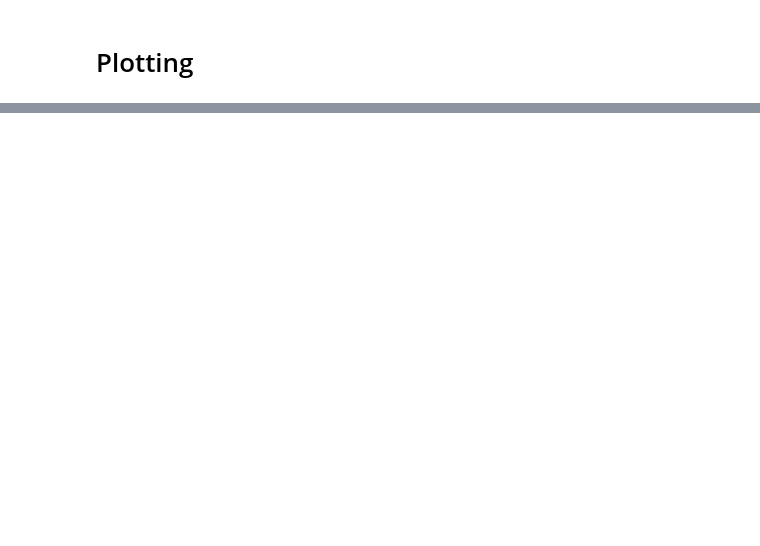
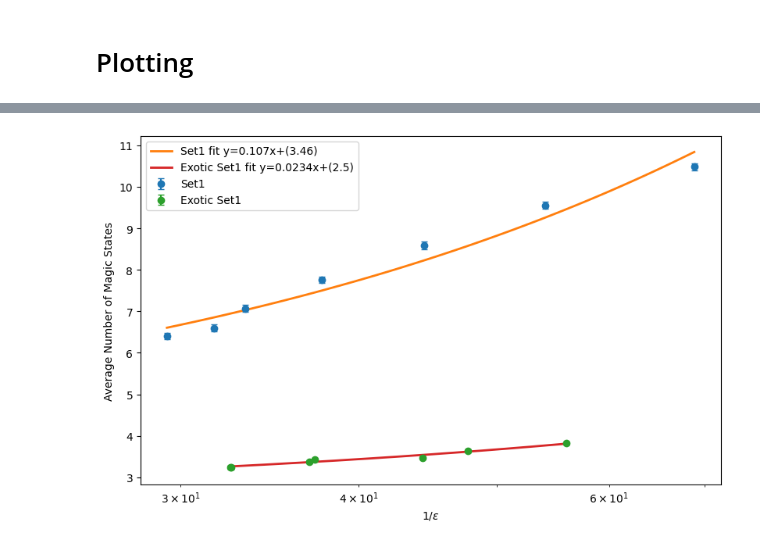
Before and after one commit to Sal7ySalt/Smallest-MSD-Protocol, a Jupyter notebook: gate_synthesis/algorithm.ipynb, the cells around one changed output, grey strips where cells are left out. Cells and saved outputs as stored; diff of their text form; code cells hidden in the pictures; blank space fills up the shorter version.

```diff
--- a/gate_synthesis/algorithm.ipynb
+++ b/gate_synthesis/algorithm.ipynb
@@ -354,0 +545,86 @@ plt.show()
+# %%
+# Plotting db1 and exotic_db1, y-axis is average number of magic states
+epsilon_list = [0.050, 0.045, 0.040, 0.035, 0.030, 0.025, 0.02]
+num_random_rotations = 500
+db_list = [db1, exotic_db1]
+nn_list = [nn1, exotic_nn1]
+labels = ["Set1", "Exotic Set1"]
+
+plt.figure(figsize=(8, 5))
+for i, db in enumerate(db_list):
+    x_axis = []
+    y_axis = []
+    y_unc = []
+    if (i == 0):
+        for epsilon in epsilon_list:
+            x_list = []
+            magic_count_list = []
+            for j in range(num_random_rotations):
+                random_matrix, random_vector = random_rotations()
+
+                #x_db, lowest_magic_count = lowest_cost_neighbor_exotic(db, nn_list[i], random_matrix, random_vector, epsilon)
+                graph_dist, lowest_magic_count = lowest_cost_neighbor_exotic(db, nn_list[i], random_matrix, random_vector, epsilon)
+                if (graph_dist == 0 and lowest_magic_count == 0):
+                    raise ValueError(f"Gate sequencing algorithm doensn't provide a unitary that is equal or closer to {epsilon}")
+
+                #x_list.append(x_db)
+                x_list.append(graph_dist)
+                magic_count_list.append(lowest_magic_count)
+
+            estimated_mean_x = np.asarray(x_list).mean()
+            estimated_mean_magic_count = np.asarray(magic_count_list).mean()
+
+            running_sum = 0
+            for l in range(num_random_rotations):
+                running_sum += (magic_count_list[l] - estimated_mean_magic_count)**2
+            variance_mean_magic = running_sum / (num_random_rotations*(num_random_rotations-1))
+
+            x_axis.append(1/estimated_mean_x)
+            y_axis.append(estimated_mean_magic_count)
+            y_unc.append(np.sqrt(variance_mean_magic))
+    else:
+        for epsilon in exotic_epsilon_list:
+            x_list = []
+            magic_count_list = []
+            for j in range(num_random_rotations):
+                random_matrix, random_vector = random_rotations()
+
+                #x_db, lowest_magic_count = lowest_cost_neighbor_exotic(db, nn_list[i], random_matrix, random_vector, epsilon)
+                graph_dist, lowest_magic_count = lowest_cost_neighbor_exotic(db, nn_list[i], random_matrix, random_vector, epsilon)
+                if (graph_dist == 0 and lowest_magic_count == 0):
+                    raise ValueError(f"Exotic: Gate sequencing algorithm doensn't provide a unitary that is equal or closer to {epsilon}")
+
+                #x_list.append(x_db)
+                x_list.append(graph_dist)
+                magic_count_list.append(lowest_magic_count)
+
+            estimated_mean_x = np.asarray(x_list).mean()
+            estimated_mean_magic_count = np.asarray(magic_count_list).mean()
+
+            running_sum = 0
+            for l in range(num_random_rotations):
+                running_sum += (magic_count_list[l] - estimated_mean_magic_count)**2
+            variance_mean_magic = running_sum / (num_random_rotations*(num_random_rotations-1))
+
+            x_axis.append(1/estimated_mean_x)
+            y_axis.append(estimated_mean_magic_count)
+            y_unc.append(np.sqrt(variance_mean_magic))
+
+    plt.errorbar(x_axis, y_axis, yerr=y_unc, label=f'{labels[i]}', linestyle='none', fmt='o', capsize=3)
+
+    (p, cov) = np.polyfit(x_axis, y_axis, 1, w=1/np.asarray(y_unc), cov='unscaled')
+    m, b = p
+    m_err, b_err = np.sqrt(np.diag(cov))
+    x_fit = np.linspace(np.asarray(x_axis).min(), np.asarray(x_axis).max(), 100)
+    y_fit = m * x_fit + b
+    plt.plot(x_fit, y_fit, linewidth=2, label=f"{labels[i]} fit y={m:.3g}x+({b:.3g})")
+
+plt.legend()
+plt.tight_layout()
+#plt.xlabel(r"$-\log_{10}(\epsilon)$")
+plt.xlabel(r"$1/\epsilon$")
+plt.ylabel("Average Number of Magic States")
+plt.xscale('log')
+plt.show()
+# %% [output]
+[figure, added]
```
Also changed, not shown: parts of 50 cells of this notebook.
